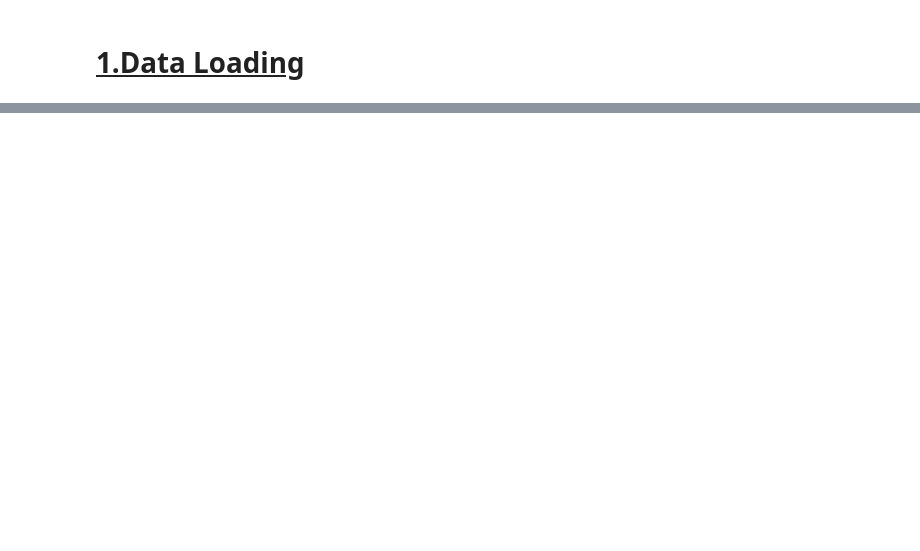
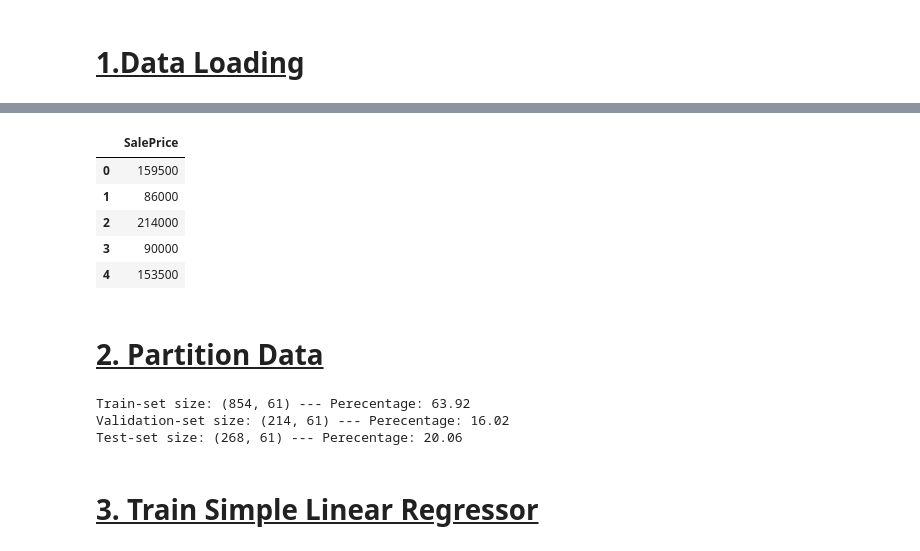
Before and after one commit to mossdet/dlp-test, a Jupyter notebook: 05_Train_Model.ipynb, the cells around one changed output, grey strips where cells are left out. Saved outputs shown, nothing was run; the diff lists cells and outputs as text; code cells hidden in the pictures; blank space fills up the shorter version.

```diff
--- a/05_Train_Model.ipynb
+++ b/05_Train_Model.ipynb
@@ -147,0 +38,11 @@ joblib.dump(feat_scaler, std_scaler_fpath, compress=True)
+# %%
+y_df.head(5)
+# %% [output]
+|  | SalePrice |
+| 0 | 159500 |
+| 1 | 86000 |
+| 2 | 214000 |
+| 3 | 90000 |
+| 4 | 153500 |
+# %% [markdown]
+# <ins> 2. Partition Data <ins>
@@ -147,0 +55,10 @@ joblib.dump(feat_scaler, std_scaler_fpath, compress=True)
+# %%
+print(f"Train-set size: {X_train.shape} --- Perecentage: {100*X_train.shape[0]/clean_scaled_data_df.shape[0]:.2f}")
+print(f"Validation-set size: {X_valid.shape} --- Perecentage: {100*X_valid.shape[0]/clean_scaled_data_df.shape[0]:.2f}")
+print(f"Test-set size: {X_test.shape} --- Perecentage: {100*X_test.shape[0]/clean_scaled_data_df.shape[0]:.2f}")
+# %% [output]
+Train-set size: (854, 61) --- Perecentage: 63.92
+Validation-set size: (214, 61) --- Perecentage: 16.02
+Test-set size: (268, 61) --- Perecentage: 20.06
+# %% [markdown]
+# <ins>  3. Train Simple Linear Regressor <ins>
```
Also changed, not shown: parts of 43 cells of this notebook, 5 other files.
